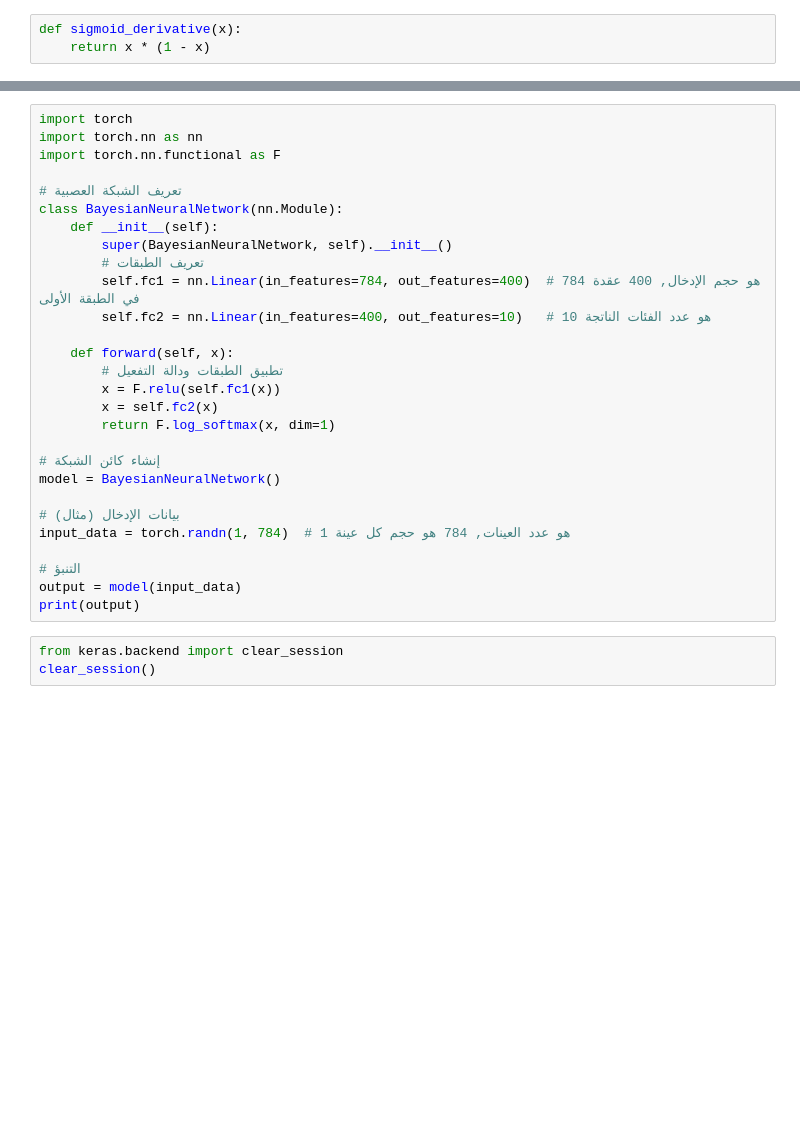
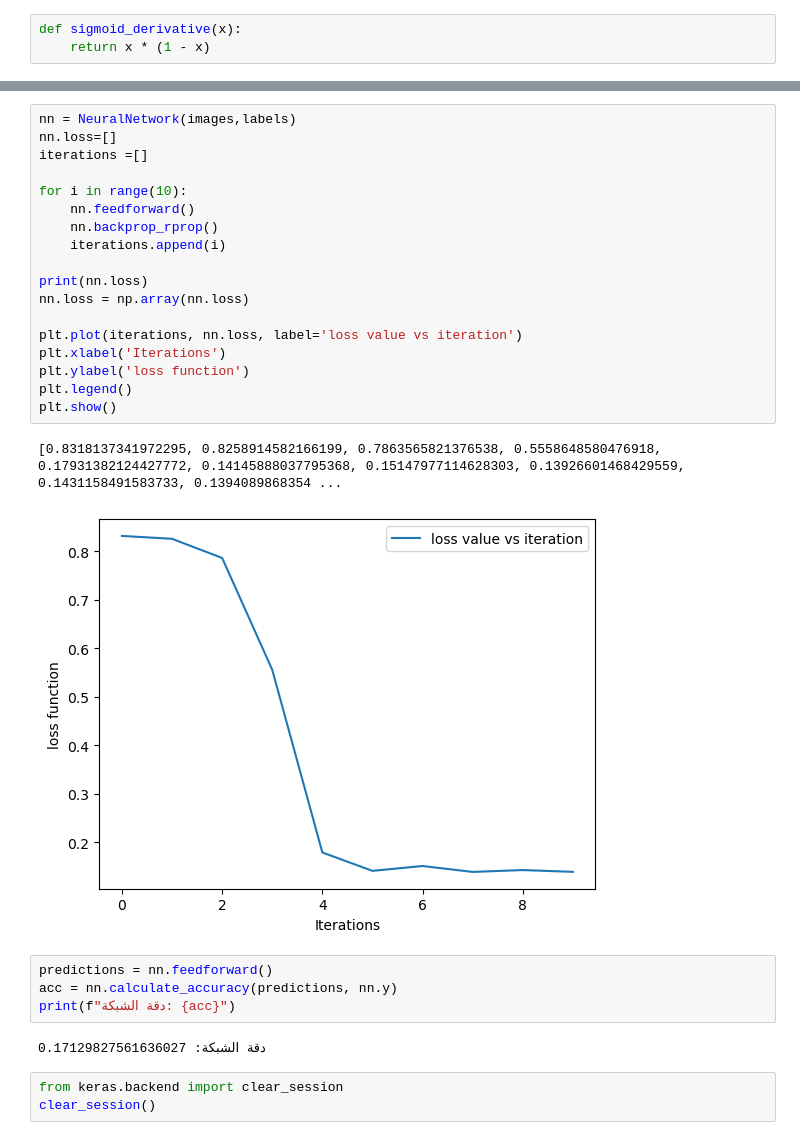
Before and after one commit to abdhashas/mlp_project, a Jupyter notebook: mlp.ipynb, the cells around one changed output, grey strips where cells are left out. Cells and saved outputs as stored; diff of their text form; blank space fills up the shorter version.

```diff
--- a/mlp.ipynb
+++ b/mlp.ipynb
@@ -211,31 +216,30 @@ print("أوزان المُحدثة:", weights)
-# %%
-import torch
-import torch.nn as nn
-import torch.nn.functional as F
-
-# تعريف الشبكة العصبية
-class BayesianNeuralNetwork(nn.Module):
-    def __init__(self):
-        super(BayesianNeuralNetwork, self).__init__()
-        # تعريف الطبقات
-        self.fc1 = nn.Linear(in_features=784, out_features=400)  # 784 هو حجم الإدخال, 400 عقدة في الطبقة الأولى
-        self.fc2 = nn.Linear(in_features=400, out_features=10)   # 10 هو عدد الفئات الناتجة
-
-    def forward(self, x):
-        # تطبيق الطبقات ودالة التفعيل
-        x = F.relu(self.fc1(x))
-        x = self.fc2(x)
-        return F.log_softmax(x, dim=1)
-
-# إنشاء كائن الشبكة
-model = BayesianNeuralNetwork()
-
-# بيانات الإدخال (مثال)
-input_data = torch.randn(1, 784)  # 1 هو عدد العينات, 784 هو حجم كل عينة
-
-# التنبؤ
-output = model(input_data)
-print(output)
+# %%
+nn = NeuralNetwork(images,labels)
+nn.loss=[]
+iterations =[]
+
+for i in range(10):
+    nn.feedforward()
+    nn.backprop_rprop()
+    iterations.append(i)
+
+print(nn.loss)
+nn.loss = np.array(nn.loss)
+
+plt.plot(iterations, nn.loss, label='loss value vs iteration')
+plt.xlabel('Iterations')
+plt.ylabel('loss function')
+plt.legend()
+plt.show()
+# %% [output]
+[0.8318137341972295, 0.8258914582166199, 0.7863565821376538, 0.5558648580476918, 0.17931382124427772, 0.14145888037795368, 0.15147977114628303, 0.13926601468429559, 0.1431158491583733, 0.1394089868354 ...
+[figure, added]
+# %%
+predictions = nn.feedforward()
+acc = nn.calculate_accuracy(predictions, nn.y)
+print(f"دقة الشبكة: {acc}")
+# %% [output]
+دقة الشبكة: 0.17129827561636027
 # %%
 from keras.backend import clear_session
 clear_session()
```
Also changed, not shown: parts of 19 cells of this notebook.
